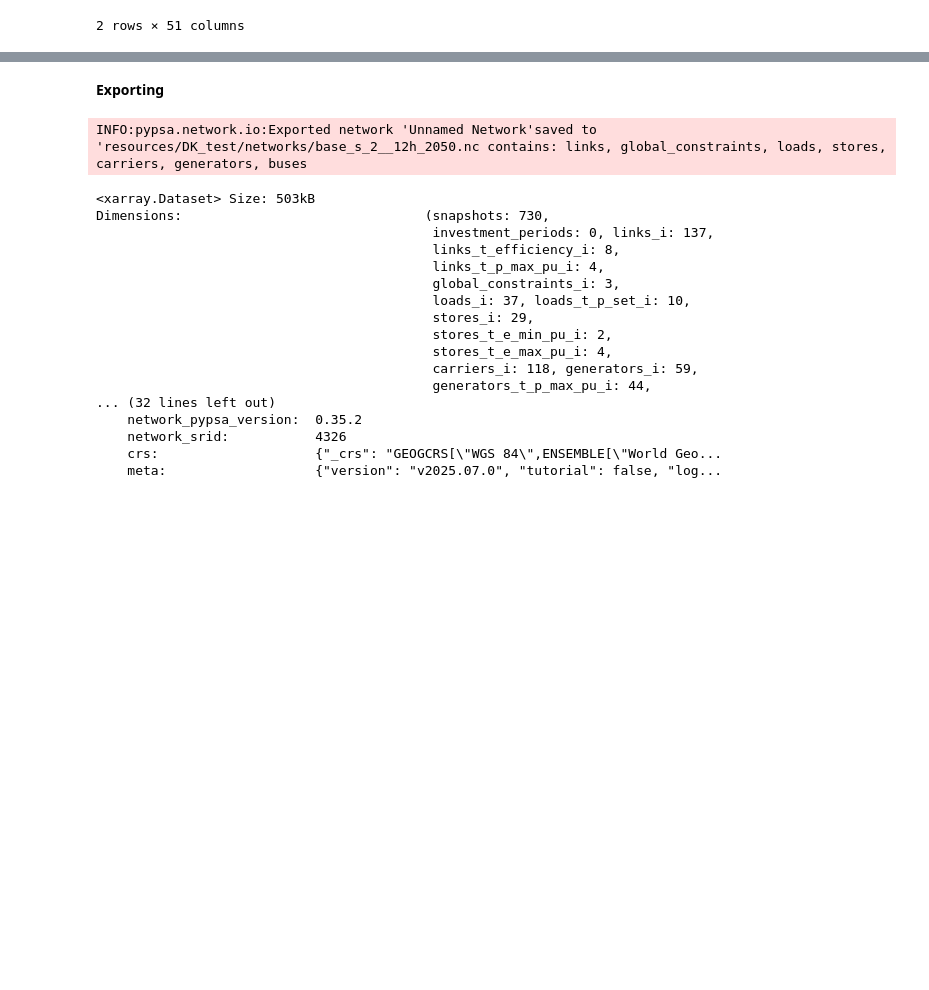
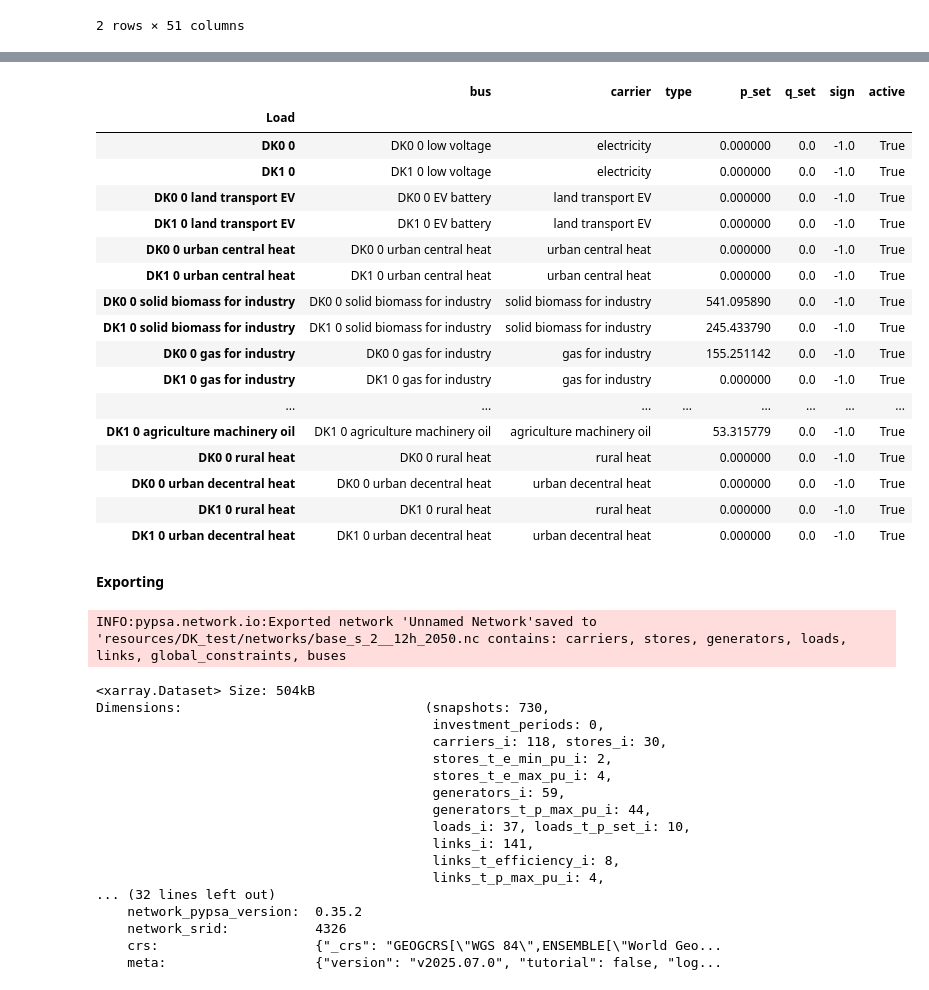
Before and after one commit to FrugisRoss/pypsa-eur, a Jupyter notebook: DK_clusters.ipynb, the cells around one changed output, grey strips where cells are left out. Cells and saved outputs as stored; diff of their text form; code cells hidden in the pictures; blank space fills up the shorter version.

```diff
--- a/DK_clusters.ipynb
+++ b/DK_clusters.ipynb
@@ -287,21 +431,42 @@ n.stores.loc[n.stores.index.str.contains("H2 Store")]
+# %%
+n.loads
+# %% [output]
+|  | bus | carrier | type | p_set | q_set | sign | active |
+| Load |  |  |  |  |  |  |  |
+| DK0 0 | DK0 0 low voltage | electricity |  | 0.000000 | 0.0 | -1.0 | True |
+| DK1 0 | DK1 0 low voltage | electricity |  | 0.000000 | 0.0 | -1.0 | True |
+| DK0 0 land transport EV | DK0 0 EV battery | land transport EV |  | 0.000000 | 0.0 | -1.0 | True |
+| DK1 0 land transport EV | DK1 0 EV battery | land transport EV |  | 0.000000 | 0.0 | -1.0 | True |
+| DK0 0 urban central heat | DK0 0 urban central heat | urban central heat |  | 0.000000 | 0.0 | -1.0 | True |
+| DK1 0 urban central heat | DK1 0 urban central heat | urban central heat |  | 0.000000 | 0.0 | -1.0 | True |
+| DK0 0 solid biomass for industry | DK0 0 solid biomass for industry | solid biomass for industry |  | 541.095890 | 0.0 | -1.0 | True |
+| DK1 0 solid biomass for industry | DK1 0 solid biomass for industry | solid biomass for industry |  | 245.433790 | 0.0 | -1.0 | True |
+| DK0 0 gas for industry | DK0 0 gas for industry | gas for industry |  | 155.251142 | 0.0 | -1.0 | True |
+| DK1 0 gas for industry | DK1 0 gas for industry | gas for industry |  | 0.000000 | 0.0 | -1.0 | True |
+| ... | ... | ... | ... | ... | ... | ... | ... |
+| DK1 0 agriculture machinery oil | DK1 0 agriculture machinery oil | agriculture machinery oil |  | 53.315779 | 0.0 | -1.0 | True |
+| DK0 0 rural heat | DK0 0 rural heat | rural heat |  | 0.000000 | 0.0 | -1.0 | True |
+| DK0 0 urban decentral heat | DK0 0 urban decentral heat | urban decentral heat |  | 0.000000 | 0.0 | -1.0 | True |
+| DK1 0 rural heat | DK1 0 rural heat | rural heat |  | 0.000000 | 0.0 | -1.0 | True |
+| DK1 0 urban decentral heat | DK1 0 urban decentral heat | urban decentral heat |  | 0.000000 | 0.0 | -1.0 | True |
 # %% [markdown]
 **Exporting**
 # %%
-n.export_to_netcdf(fn_new)
+n.export_to_netcdf(fn)
 # %% [output]
-INFO:pypsa.network.io:Exported network 'Unnamed Network'saved to 'resources/DK_test/networks/base_s_2__12h_2050.nc contains: links, global_constraints, loads, stores, carriers, generators, buses
+INFO:pypsa.network.io:Exported network 'Unnamed Network'saved to 'resources/DK_test/networks/base_s_2__12h_2050.nc contains: carriers, stores, generators, loads, links, global_constraints, buses
-<xarray.Dataset> Size: 503kB
+<xarray.Dataset> Size: 504kB
 Dimensions:                               (snapshots: 730,
-                                           investment_periods: 0, links_i: 137,
+                                           investment_periods: 0,
+                                           carriers_i: 118, stores_i: 30,
+                                           stores_t_e_min_pu_i: 2,
+                                           stores_t_e_max_pu_i: 4,
+                                           generators_i: 59,
+                                           generators_t_p_max_pu_i: 44,
+                                           loads_i: 37, loads_t_p_set_i: 10,
+                                           links_i: 141,
                                            links_t_efficiency_i: 8,
                                            links_t_p_max_pu_i: 4,
-                                           global_constraints_i: 3,
-                                           loads_i: 37, loads_t_p_set_i: 10,
-                                           stores_i: 29,
-                                           stores_t_e_min_pu_i: 2,
-                                           stores_t_e_max_pu_i: 4,
-                                           carriers_i: 118, generators_i: 59,
-                                           generators_t_p_max_pu_i: 44,
 ... (32 lines left out)
     network_pypsa_version:  0.35.2
     network_srid:           4326
```
Also changed, not shown: parts of 25 cells of this notebook, 2 other files.
